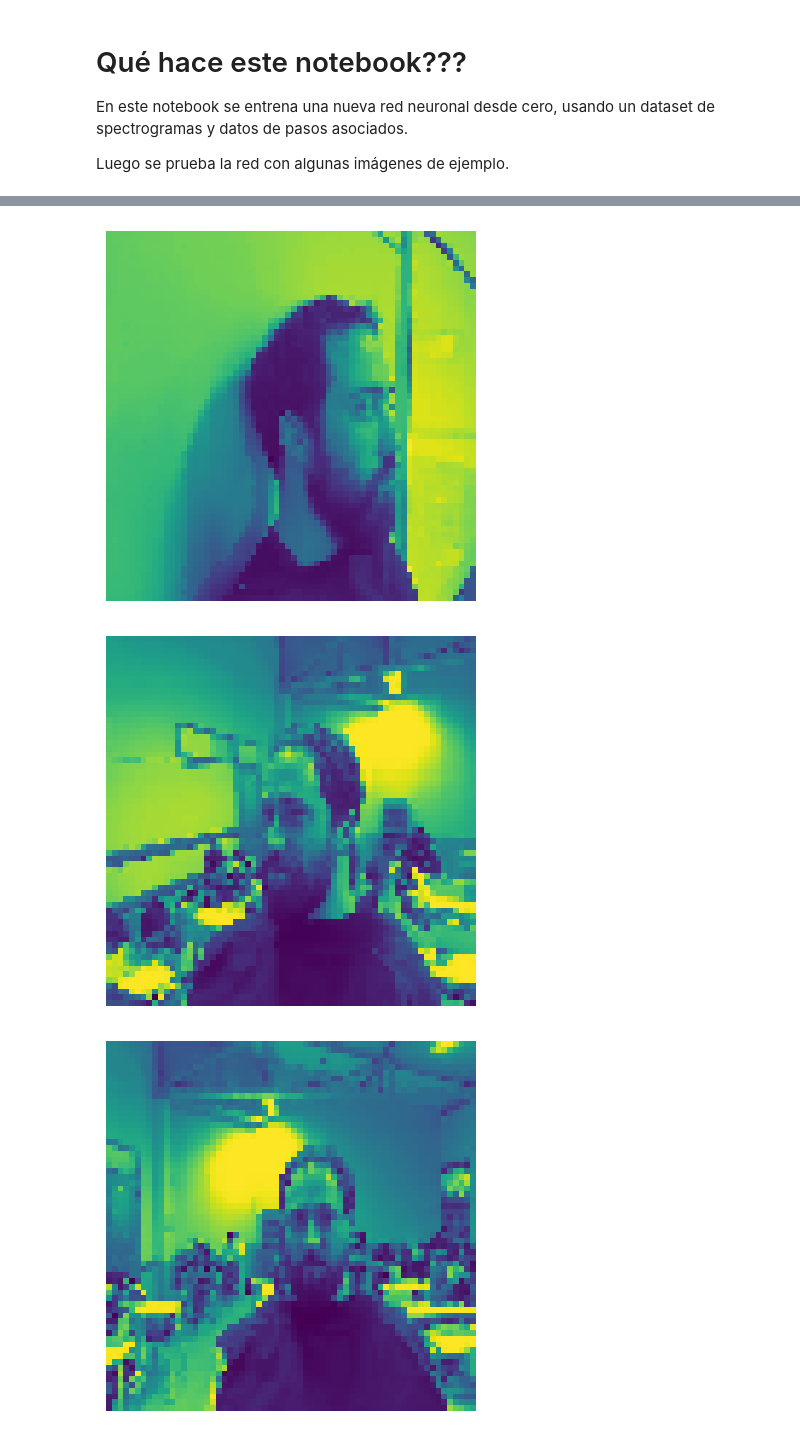
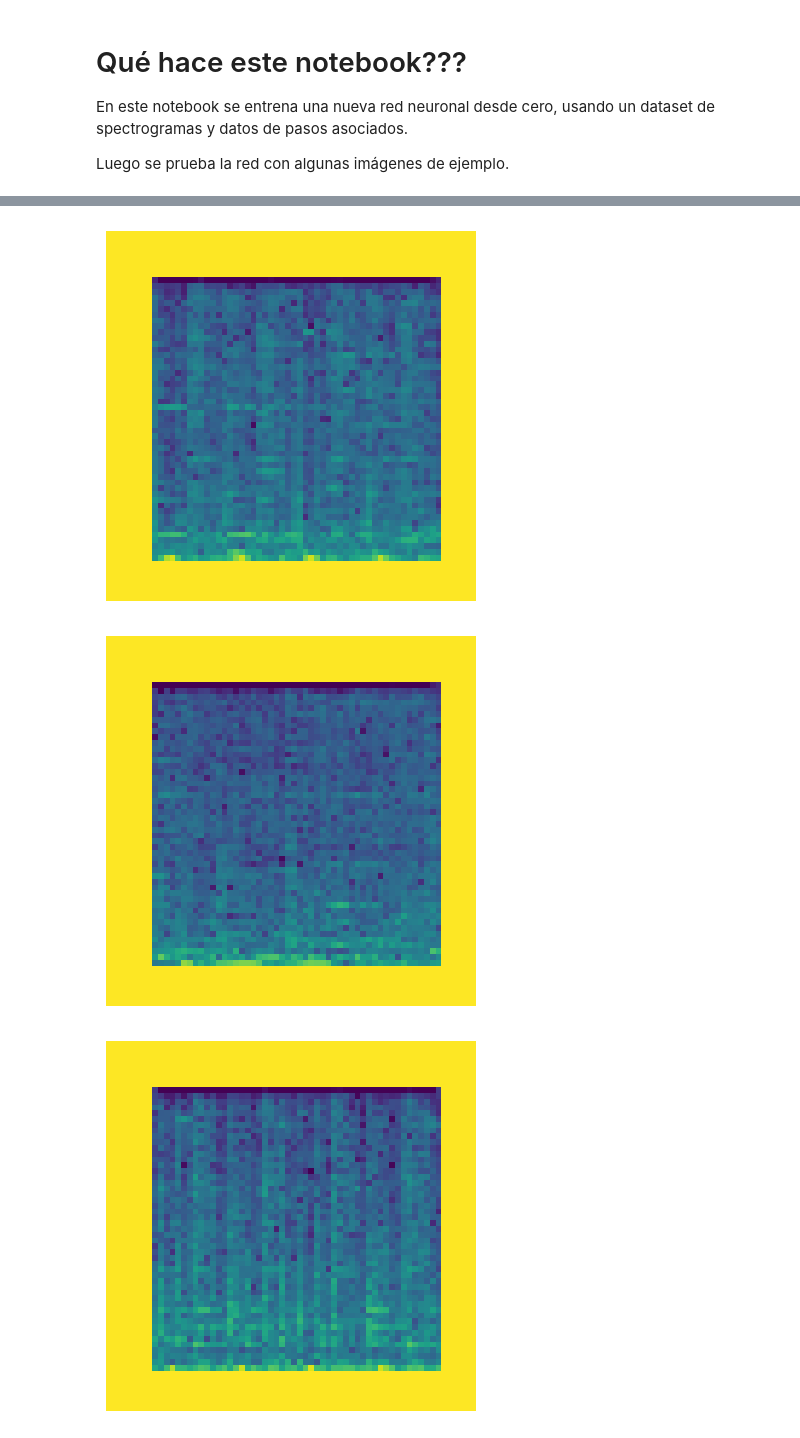
Before and after one commit to nadiagutierrez89/project_pumpitup, a Jupyter notebook: entrenar_y_probar_red_neuronal.ipynb, the cells around one changed output, grey strips where cells are left out. Cells and saved outputs as stored; diff of their text form; code cells hidden in the pictures.

```diff
--- a/entrenar_y_probar_red_neuronal.ipynb
+++ b/entrenar_y_probar_red_neuronal.ipynb
@@ -9,8 +9,9 @@ from ai import PumpIA
 
 pia = PumpIA()
 pia.load_dataset(
-    dataset_json_path="./fake_ds.json",
+    dataset_json_path="./resultado_con_cant_notas.json",
     train_sgrams_root_path="./sgrams",
+    sample_size=14000,
 )
 
 pia.show_sgrams(sample=3)
@@ -20,6 +25,6 @@ Loaded 1918 spectrograms
-[figure, old version]
+[figure, new version]
-[figure, old version]
+[figure, new version]
-[figure, old version]
+[figure, new version]
 # %%
 pia.build_and_train_neural_network(train_epochs=5)
 pia.save("./ia_entrenada.pkl")
```
Also changed, not shown: parts of 5 cells of this notebook, 2 other files.
